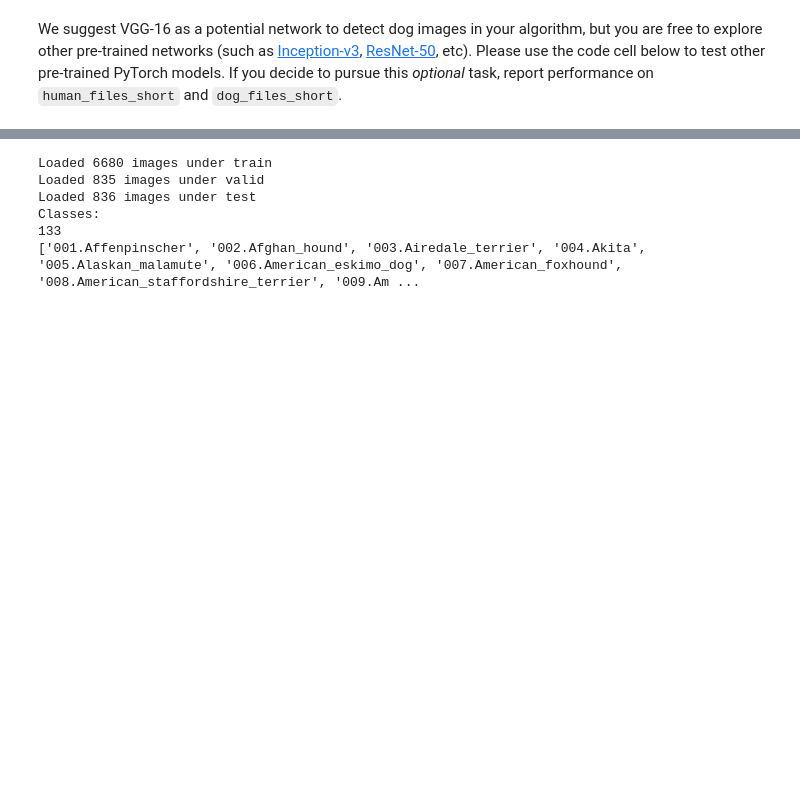
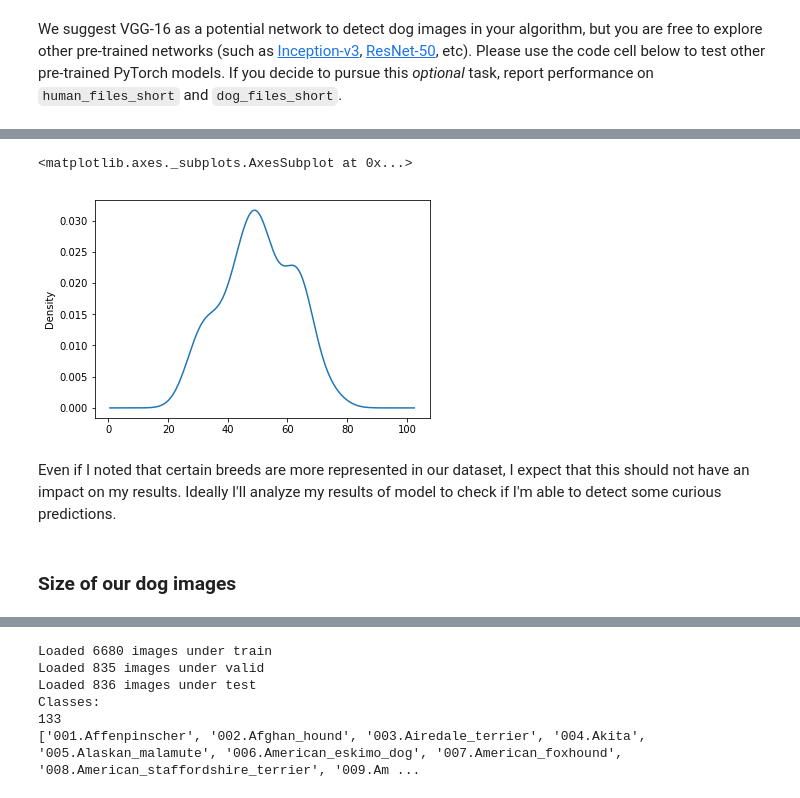
Before and after one commit to ChrisBg/Machine-Learning-Engineer-Nanodegree-, a Jupyter notebook: my-dog-breed-classifier/dog_app.ipynb, the cells around one changed output, grey strips where cells are left out. Drawn from its saved outputs; the diff is of its cells as text; code cells hidden in the pictures; blank space fills up the shorter version.

```diff
--- a/my-dog-breed-classifier/dog_app.ipynb
+++ b/my-dog-breed-classifier/dog_app.ipynb
@@ -322,0 +412,10 @@ We suggest VGG-16 as a potential network to detect dog images in your algorithm,
+# %%
+serie = dog_breed_df['Images_Number per Breed']
+serie.plot.density()
+# %% [output]
+<matplotlib.axes._subplots.AxesSubplot at 0x...>
+[figure, added]
+# %% [markdown]
+Even if I noted that certain breeds are  more represented in our dataset, I expect that this should not have an impact on my results. Ideally I'll analyze my results of model to check if I'm able to detect some curious predictions.
+# %% [markdown]
+### Size of our dog images
```
Also changed, not shown: parts of 21 cells of this notebook, 2 other files.
